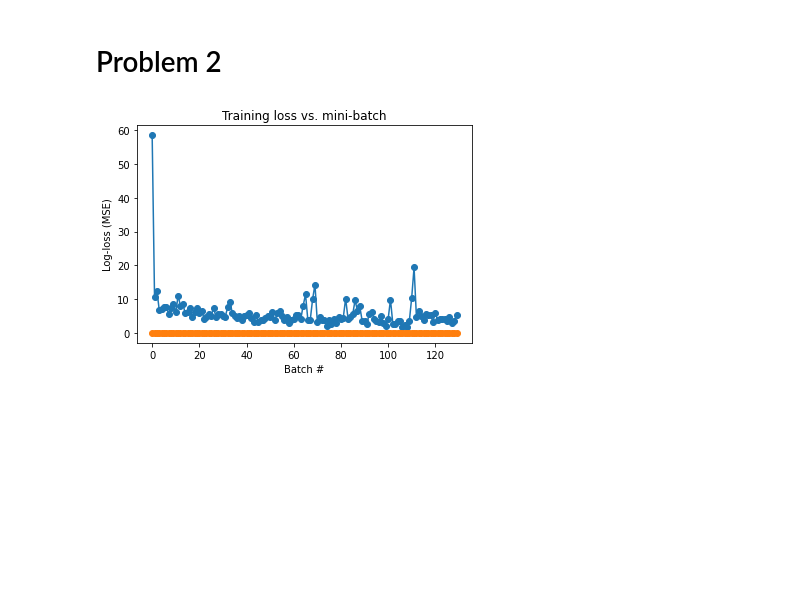
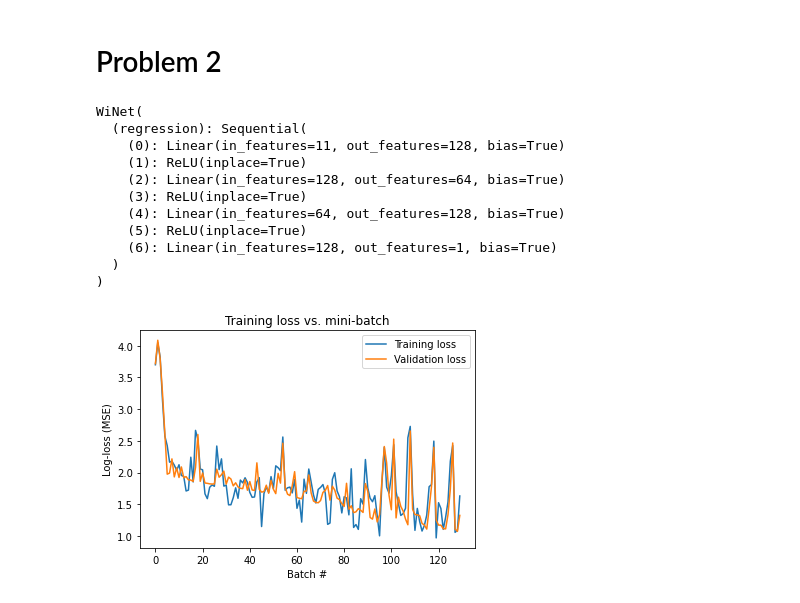
Before and after one commit to samalbertson3/ece-685, a Jupyter notebook: homework 2/homework 2.ipynb, the cells around one changed output. Saved outputs shown, nothing was run; the diff lists cells and outputs as text; code cells hidden in the pictures; blank space fills up the shorter version.

Commit message:
added validation loss to plot

```diff
--- a/homework 2/homework 2.ipynb
+++ b/homework 2/homework 2.ipynb
@@ -43,10 +43,10 @@ qual_w_raw = pd.read_csv("winequality-white.csv", delimiter=";", dtype="float")
 
 # split into training/test/validation data
 qual_r_train, qual_r_other = train_test_split(qual_r_raw, train_size=0.64)
-qual_r_val, qual_r_test = train_test_split(qual_r_raw, train_size=0.16/(0.16+0.2))
+qual_r_val, qual_r_test = train_test_split(qual_r_other, train_size=0.16/(0.16+0.2))
 
 qual_w_train, qual_w_other = train_test_split(qual_w_raw, train_size=0.64)
-qual_w_val, qual_w_test = train_test_split(qual_w_raw, train_size=0.16/(0.16+0.2))
+qual_w_val, qual_w_test = train_test_split(qual_w_other, train_size=0.16/(0.16+0.2))
 
 # combine into final datasets
 qual_train = pd.concat([qual_r_train, qual_w_train], axis=0)
@@ -74,43 +74,61 @@ class WiNet(nn.Module):
 # %%
 # set up model training
 
-def train(model, dataset, epoch):
+def train(model, train, val, epoch):
     # set up variable storing loss values, by batch/epoch
     # set up loss function
     losses = []
     criterion = nn.MSELoss()
     optimizer = optim.SGD(model.parameters(),lr=0.0005,momentum=0, weight_decay=0)
-    train_loader = torch.utils.data.DataLoader(dataset, shuffle=True, batch_size=32)
+    train_loader = torch.utils.data.DataLoader(train, shuffle=True, batch_size=32)
 
     # loop through batches
     i = 0
-    for batch_id, (data, target) in enumerate(train_loader):
+    for batch_id, (train_data, train_target) in enumerate(train_loader):
         optimizer.zero_grad()
-        output = model(data)
-        loss = criterion(output, target)
+        train_output = model(train_data)
+        val_output = model(val.preds)
+
+        loss = criterion(train_output, train_target)
+        val_loss = criterion(val_output, val.targets)
+
         loss.backward()
         optimizer.step()
 
-        train_loss = 0
         if batch_id == 0:
-            losses = torch.Tensor([[1, batch_id, loss, train_loss]])
+            losses = torch.Tensor([[1, batch_id, loss, val_loss]])
         else:
-            losses = torch.cat((losses, torch.Tensor([[1, batch_id, loss, train_loss]])), dim=0)
+            losses = torch.cat((losses, torch.Tensor([[1, batch_id, loss, val_loss]])), dim=0)
 
         i += 1
 
-    # plt.plot(losses[:,1].numpy(), np.log(losses[:,2].numpy()), marker='o')
-    plt.plot(losses[:,1].numpy(), losses[:,2].numpy(), marker='o')
-    plt.plot(losses[:,1].numpy(), losses[:,3].numpy(), marker='o')
+    plt.plot(losses[:,1].numpy(), np.log(losses[:,2].numpy()), marker='')
+    plt.plot(losses[:,1].numpy(), np.log(losses[:,3].numpy()), marker='')
+    # plt.plot(losses[:,1].numpy(), losses[:,2].numpy(), marker='')
+    # plt.plot(losses[:,1].numpy(), losses[:,3].numpy(), marker='')
     plt.xlabel("Batch #")
     plt.ylabel("Log-loss (MSE)")
+    plt.legend(["Training loss", "Validation loss"])
     plt.title("Training loss vs. mini-batch")
 
     return losses, model, plt.gcf
 # %%
-dataset = WineData(qual_train)
+train_dataset = WineData(qual_train)
+val_dataset = WineData(qual_val)
 model =  WiNet()
 epoch = 1
-losses, model_trained, plot = train(model, dataset, 1)
+print(model)
+losses, model_trained, plot = train(model, train_dataset, val_dataset, 1)
 # %% [output]
+WiNet(
+  (regression): Sequential(
+    (0): Linear(in_features=11, out_features=128, bias=True)
+    (1): ReLU(inplace=True)
+    (2): Linear(in_features=128, out_features=64, bias=True)
+    (3): ReLU(inplace=True)
+    (4): Linear(in_features=64, out_features=128, bias=True)
+    (5): ReLU(inplace=True)
+    (6): Linear(in_features=128, out_features=1, bias=True)
+  )
+)
-[figure, old version]
+[figure, new version]
```
